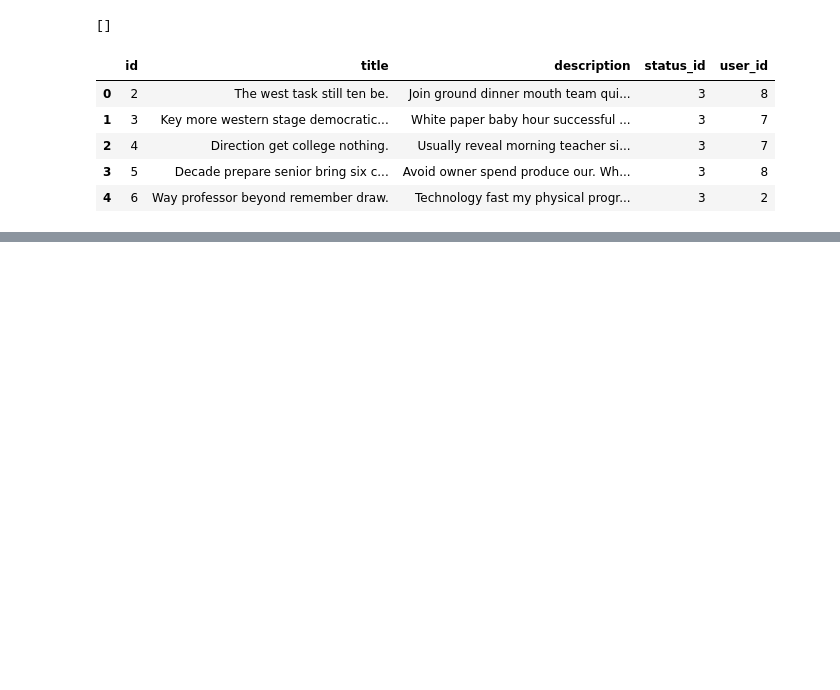
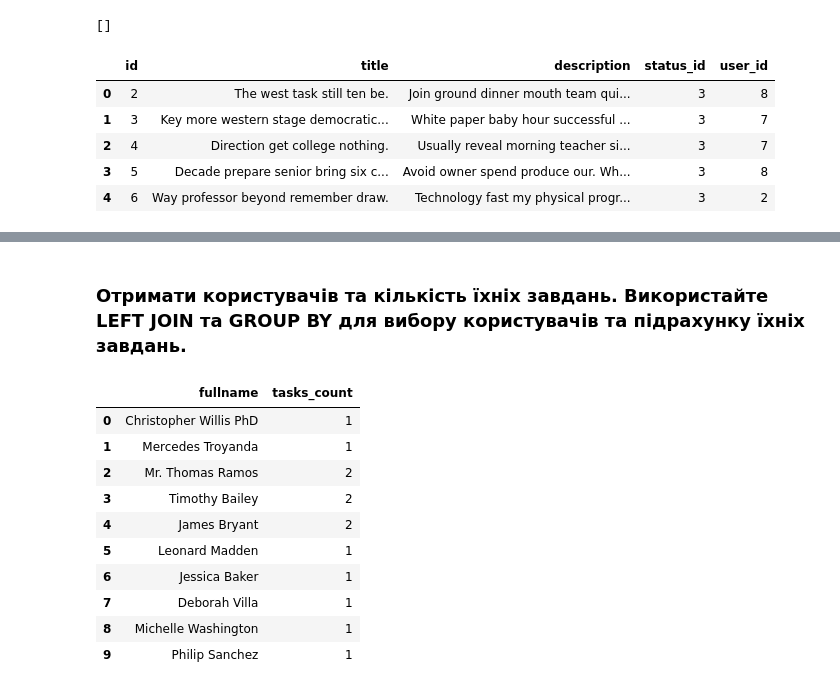
Before and after one commit to Familenko/goit-cs-hw-03, a Jupyter notebook: task_1/main.ipynb, the cells around one changed output, grey strips where cells are left out. Cells and saved outputs as stored; diff of their text form; code cells hidden in the pictures; blank space fills up the shorter version.

Commit message:
task 1 solved

```diff
--- a/task_1/main.ipynb
+++ b/task_1/main.ipynb
@@ -121,7 +121,8 @@ conn.close()
 engine = create_engine(f"postgresql://{db_params['user']}:{db_params['password']}@{db_params['host']}:{db_params['port']}/{db_params['dbname']}")
 
 def make_select(query):
-    result = pd.read_sql_query(query, engine)
+    with engine.connect() as connection:
+        result = pd.read_sql_query(query, connection)
     return result
 # %%
 # def make_select(query):
@@ -243,0 +321,21 @@ make_select("SELECT * FROM tasks;").sort_values('id').head(5)
+# %% [markdown]
+### Отримати користувачів та кількість їхніх завдань. Використайте LEFT JOIN та GROUP BY для вибору користувачів та підрахунку їхніх завдань.
+# %%
+make_select("""
+SELECT users.fullname, COUNT(*) as tasks_count
+FROM users
+LEFT JOIN tasks ON tasks.user_id = users.id
+GROUP BY users.fullname
+""")
+# %% [output]
+|  | fullname | tasks_count |
+| 0 | Christopher Willis PhD | 1 |
+| 1 | Mercedes Troyanda | 1 |
+| 2 | Mr. Thomas Ramos | 2 |
+| 3 | Timothy Bailey | 2 |
+| 4 | James Bryant | 2 |
+| 5 | Leonard Madden | 1 |
+| 6 | Jessica Baker | 1 |
+| 7 | Deborah Villa | 1 |
+| 8 | Michelle Washington | 1 |
+| 9 | Philip Sanchez | 1 |
```
Also changed, not shown: parts of 14 cells of this notebook.
